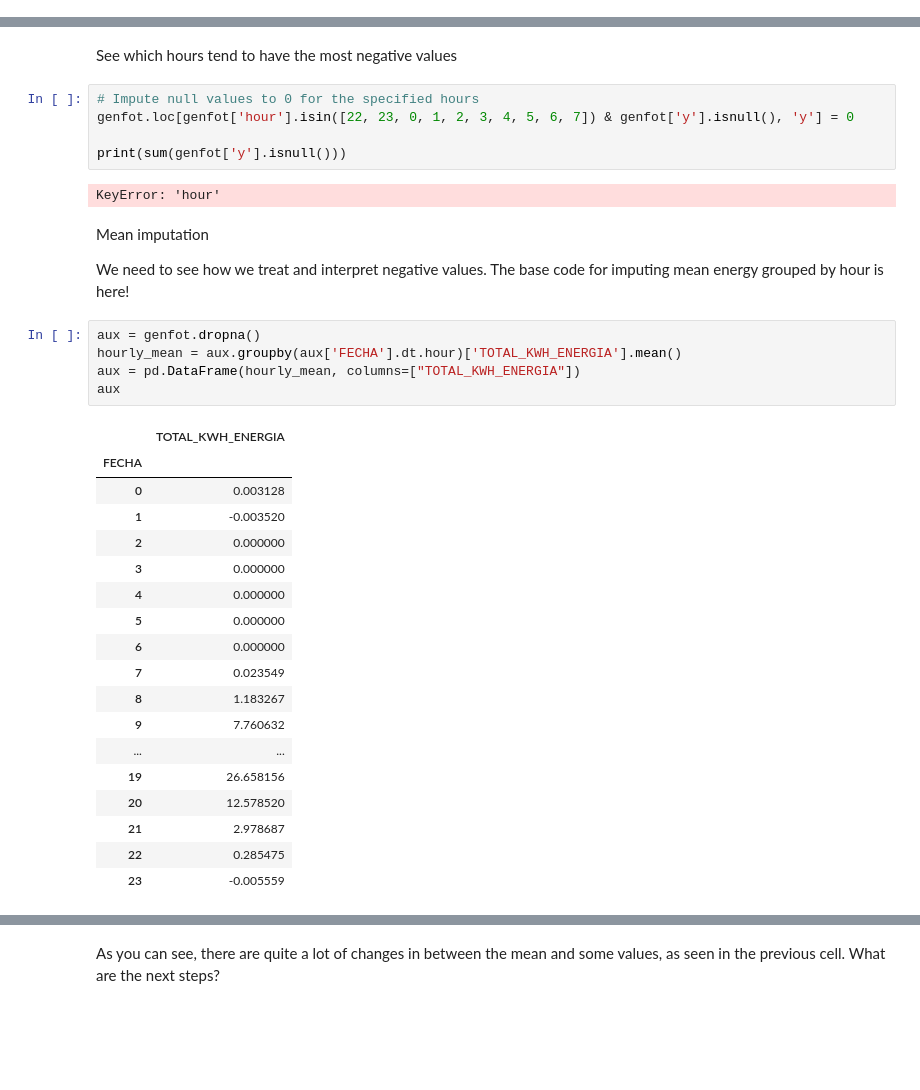
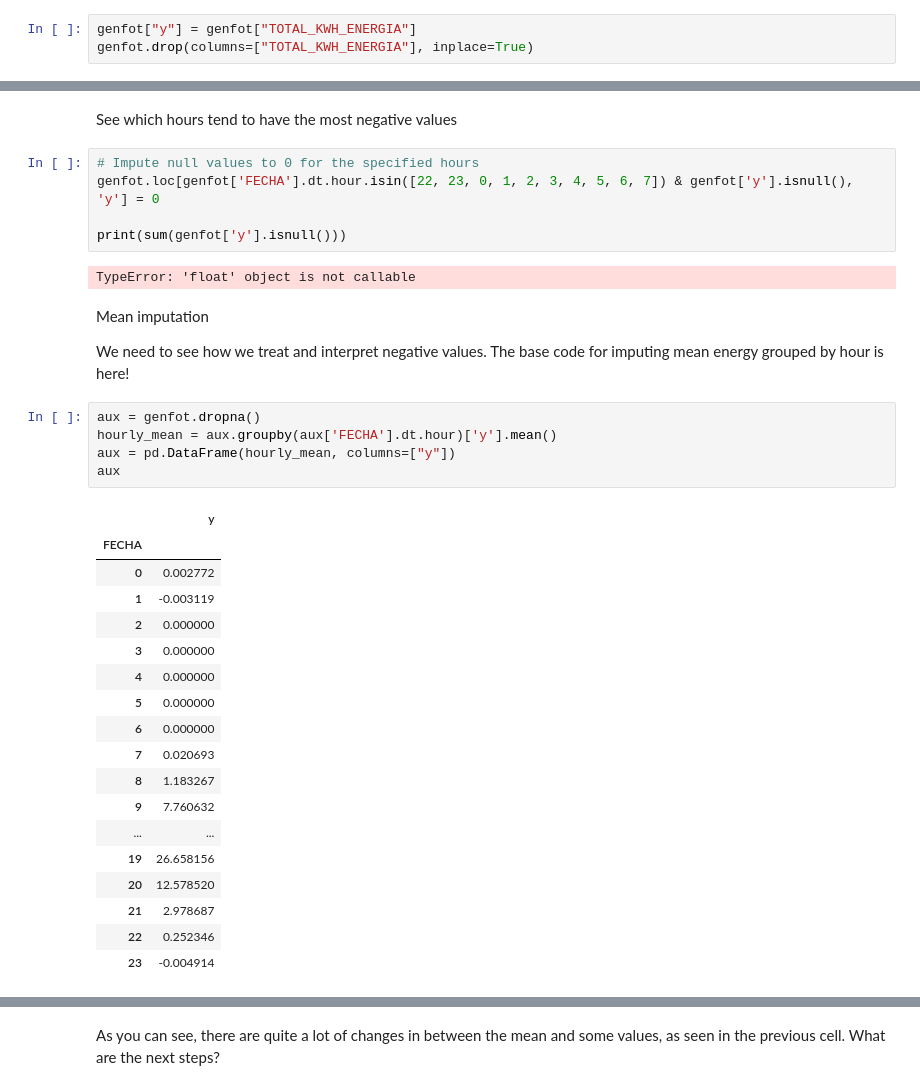
Before and after one commit to Daryox/Repsol-Datathon, a Jupyter notebook: EDA.ipynb, the cells around one changed output, grey strips where cells are left out. Drawn from its saved outputs; the diff is of its cells as text; blank space fills up the shorter version.

```diff
--- a/EDA.ipynb
+++ b/EDA.ipynb
@@ -15,6 +15,9 @@ genfot = pd.read_csv("datasets/Generacion_fotovoltaica.csv", sep=",")
 (genfot["TOTAL_KWH_ENERGIA"].isna().sum())/len(genfot["TOTAL_KWH_ENERGIA"])
 # %% [output]
 np.float64(0.11990111248454882)
+# %%
+genfot["y"] = genfot["TOTAL_KWH_ENERGIA"]
+genfot.drop(columns=["TOTAL_KWH_ENERGIA"], inplace=True)
 # %%
 genfot.info()
 # %% [output]
@@ -48,37 +51,37 @@ print(counter)
 See which hours tend to have the most negative values
 # %%
 # Impute null values to 0 for the specified hours
-genfot.loc[genfot['hour'].isin([22, 23, 0, 1, 2, 3, 4, 5, 6, 7]) & genfot['y'].isnull(), 'y'] = 0
+genfot.loc[genfot['FECHA'].dt.hour.isin([22, 23, 0, 1, 2, 3, 4, 5, 6, 7]) & genfot['y'].isnull(), 'y'] = 0
 
 print(sum(genfot['y'].isnull()))
 # %% [output]
-KeyError: 'hour'
+TypeError: 'float' object is not callable
 # %% [markdown]
 Mean imputation
 
 We need to see how we treat and interpret negative values. The base code for imputing mean energy grouped by hour is here!
 # %%
 aux = genfot.dropna()
-hourly_mean = aux.groupby(aux['FECHA'].dt.hour)['TOTAL_KWH_ENERGIA'].mean()
-aux = pd.DataFrame(hourly_mean, columns=["TOTAL_KWH_ENERGIA"])
+hourly_mean = aux.groupby(aux['FECHA'].dt.hour)['y'].mean()
+aux = pd.DataFrame(hourly_mean, columns=["y"])
 aux
 # %% [output]
-|  | TOTAL_KWH_ENERGIA |
+|  | y |
 | FECHA |  |
-| 0 | 0.003128 |
-| 1 | -0.003520 |
+| 0 | 0.002772 |
+| 1 | -0.003119 |
 | 2 | 0.000000 |
 | 3 | 0.000000 |
 | 4 | 0.000000 |
 | 5 | 0.000000 |
 | 6 | 0.000000 |
-| 7 | 0.023549 |
+| 7 | 0.020693 |
 | 8 | 1.183267 |
 | 9 | 7.760632 |
 | ... | ... |
 | 19 | 26.658156 |
 | 20 | 12.578520 |
 | 21 | 2.978687 |
-| 22 | 0.285475 |
-| 23 | -0.005559 |
+| 22 | 0.252346 |
+| 23 | -0.004914 |
 # %%
```
Also changed, not shown: parts of 4 cells of this notebook, 4 other files.
